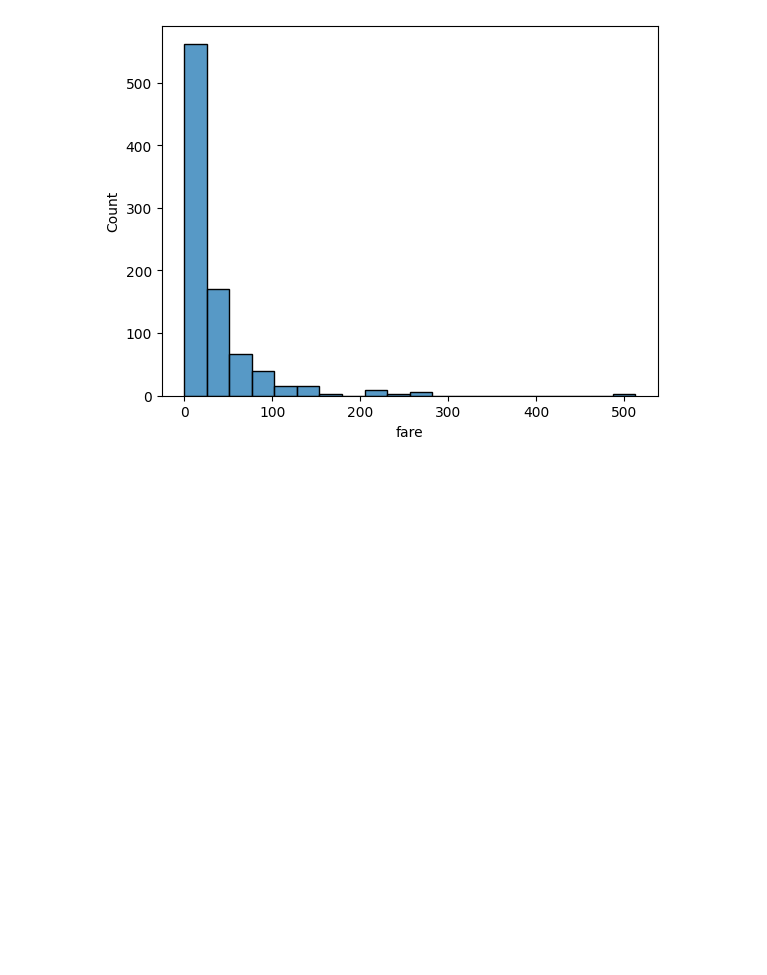
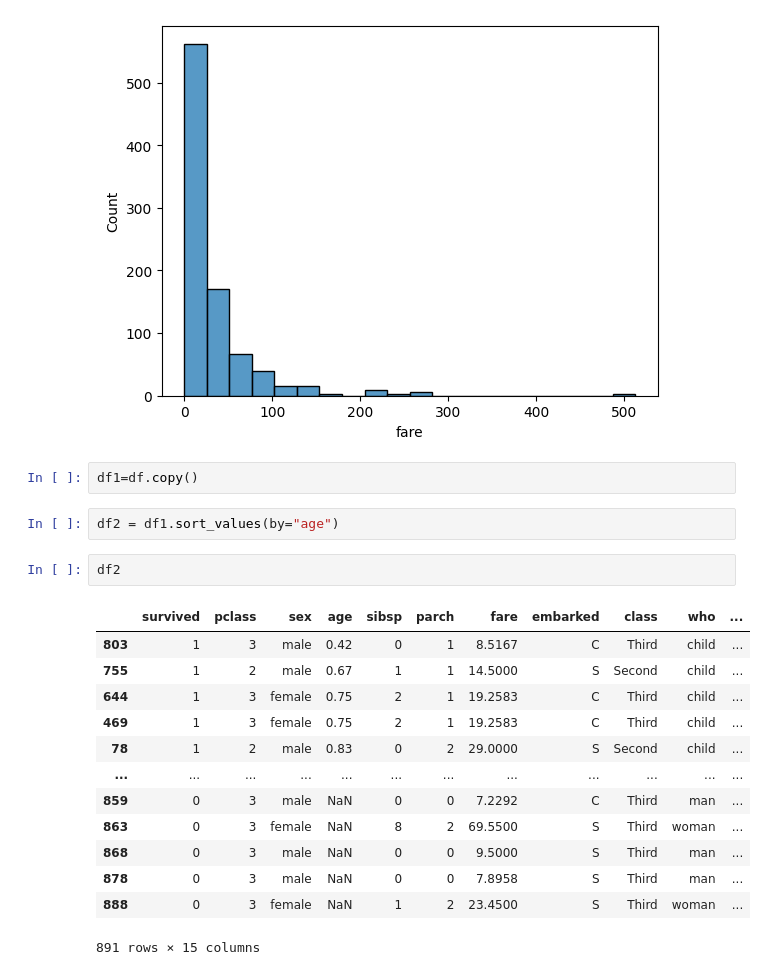
Before and after one commit to Sudhanshugupta26/pandas_code, a Jupyter notebook: pandas2.ipynb, the cells around one changed output. Drawn from its saved outputs; the diff is of its cells as text; blank space fills up the shorter version.

```diff
--- a/pandas2.ipynb
+++ b/pandas2.ipynb
@@ -36,3 +36,23 @@ sns.histplot(df,x="fare",bins=20)
 # %% [output]
 <Axes: xlabel='fare', ylabel='Count'>
 [figure]
+# %%
+df1=df.copy()
+# %%
+df2 = df1.sort_values(by="age")
+# %%
+df2
+# %% [output]
+|  | survived | pclass | sex | age | sibsp | parch | fare | embarked | class | who | ... |
+| 803 | 1 | 3 | male | 0.42 | 0 | 1 | 8.5167 | C | Third | child | ... |
+| 755 | 1 | 2 | male | 0.67 | 1 | 1 | 14.5000 | S | Second | child | ... |
+| 644 | 1 | 3 | female | 0.75 | 2 | 1 | 19.2583 | C | Third | child | ... |
+| 469 | 1 | 3 | female | 0.75 | 2 | 1 | 19.2583 | C | Third | child | ... |
+| 78 | 1 | 2 | male | 0.83 | 0 | 2 | 29.0000 | S | Second | child | ... |
+| ... | ... | ... | ... | ... | ... | ... | ... | ... | ... | ... | ... |
+| 859 | 0 | 3 | male | NaN | 0 | 0 | 7.2292 | C | Third | man | ... |
+| 863 | 0 | 3 | female | NaN | 8 | 2 | 69.5500 | S | Third | woman | ... |
+| 868 | 0 | 3 | male | NaN | 0 | 0 | 9.5000 | S | Third | man | ... |
+| 878 | 0 | 3 | male | NaN | 0 | 0 | 7.8958 | S | Third | man | ... |
+| 888 | 0 | 3 | female | NaN | 1 | 2 | 23.4500 | S | Third | woman | ... |
+891 rows × 15 columns
```
Also changed, not shown: parts of 3 cells of this notebook.
